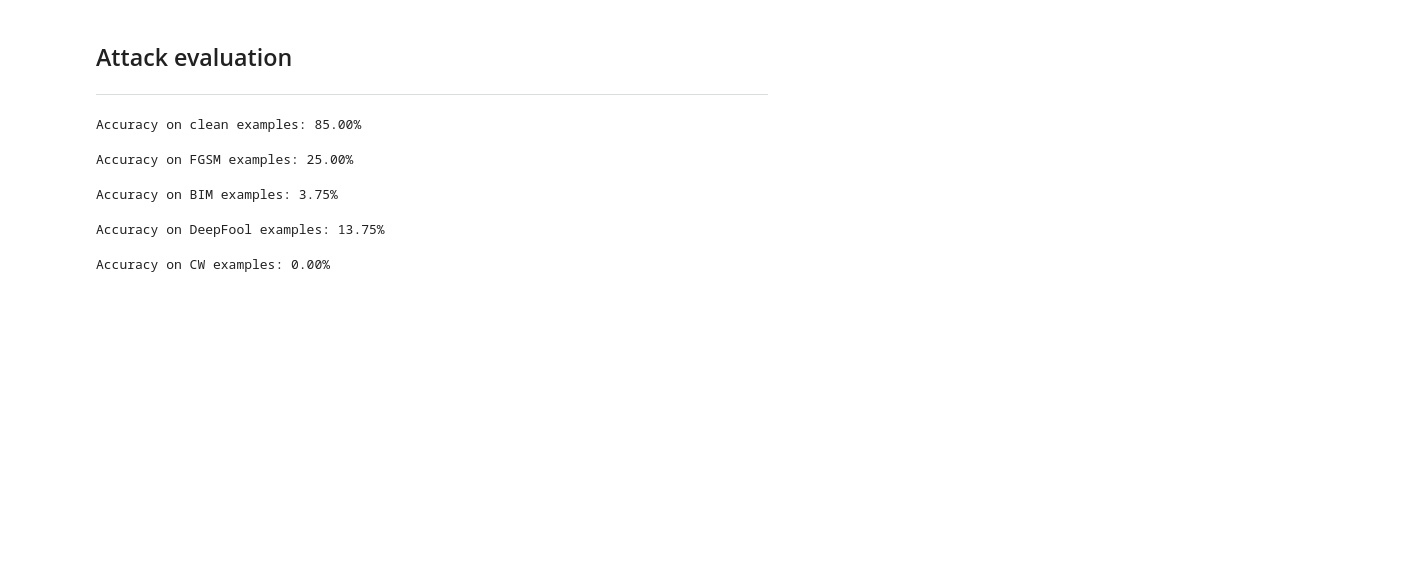
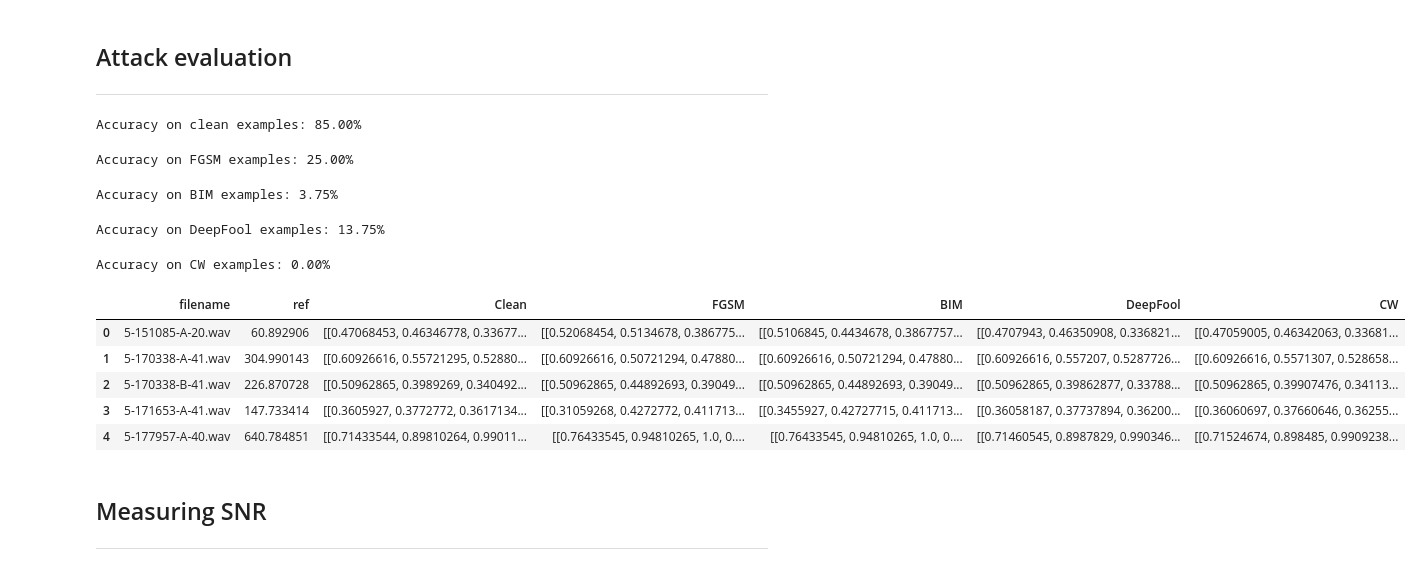
Before and after one commit to exile8/adversarial-acoustic-events, a Jupyter notebook: esc10_lms_attacks.ipynb, the cells around one changed output. Saved outputs shown, nothing was run; the diff lists cells and outputs as text; code cells hidden in the pictures; blank space fills up the shorter version.

```diff
--- a/esc10_lms_attacks.ipynb
+++ b/esc10_lms_attacks.ipynb
@@ -494,6 +491,8 @@ Attack = ["FGSM", "BIM", "DeepFool", "CW"]
 
 Samples = {key:torch.empty((0, 1, 128, 128)) for key in Attack}
 Samples["Clean"] = torch.empty((0, 1, 128, 128))
+
+correct = torch.empty((0, ))
 
 model.eval()
 for X, y_true in clean_samples_loader:
@@ -503,6 +502,8 @@ for X, y_true in clean_samples_loader:
         _, y_probs = model(X)
     y_labels = torch.argmax(y_probs, 1)
 
+    correct = torch.cat((correct, (y_labels == y_true).cpu()))
+
     X = X[y_labels == y_true]
     y_labels = y_labels[y_labels == y_true]
 
@@ -519,3 +520,23 @@ if not os.path.exists(samples_path):
 
 for sample_type in Samples.keys():
     torch.save(Samples[sample_type], os.path.join(samples_path, "_".join([sample_type, "samples.pt"])))
+# %%
+adv_samples_meta = clean_samples_meta.copy()
+adv_samples_meta["correct"] = correct.numpy().astype(bool)
+adv_samples_meta = adv_samples_meta[adv_samples_meta["correct"] == True].drop(columns=["correct", "target", "spectrogram"])
+adv_samples_meta = adv_samples_meta.reset_index(drop=True)
+adv_samples_meta["Clean"] = [el.squeeze(0) for el in list(Samples["Clean"].numpy())]
+for atk in Attack:
+    adv_samples_meta[atk] = [el.squeeze(0) for el in list(Samples[atk].numpy())]
+
+adv_samples_meta.head()
+# %% [output]
+|  | filename | ref | Clean | FGSM | BIM | DeepFool | CW |
+| 0 | 5-151085-A-20.wav | 60.892906 | [[0.47068453, 0.46346778, 0.33677... | [[0.52068454, 0.5134678, 0.386775... | [[0.5106845, 0.4434678, 0.3867757... | [[0.4707943, 0.46350908, 0.336821... | [[0.47059005, 0.46342063, 0.33681... |
+| 1 | 5-170338-A-41.wav | 304.990143 | [[0.60926616, 0.55721295, 0.52880... | [[0.60926616, 0.50721294, 0.47880... | [[0.60926616, 0.50721294, 0.47880... | [[0.60926616, 0.557207, 0.5287726... | [[0.60926616, 0.5571307, 0.528658... |
+| 2 | 5-170338-B-41.wav | 226.870728 | [[0.50962865, 0.3989269, 0.340492... | [[0.50962865, 0.44892693, 0.39049... | [[0.50962865, 0.44892693, 0.39049... | [[0.50962865, 0.39862877, 0.33788... | [[0.50962865, 0.39907476, 0.34113... |
+| 3 | 5-171653-A-41.wav | 147.733414 | [[0.3605927, 0.3772772, 0.3617134... | [[0.31059268, 0.4272772, 0.411713... | [[0.3455927, 0.42727715, 0.411713... | [[0.36058187, 0.37737894, 0.36200... | [[0.36060697, 0.37660646, 0.36255... |
+| 4 | 5-177957-A-40.wav | 640.784851 | [[0.71433544, 0.89810264, 0.99011... | [[0.76433545, 0.94810265, 1.0, 0.... | [[0.76433545, 0.94810265, 1.0, 0.... | [[0.71460545, 0.8987829, 0.990346... | [[0.71524674, 0.898485, 0.9909238... |
+# %% [markdown]
+## Measuring SNR
+___
```
Also changed, not shown: parts of 6 cells of this notebook.
